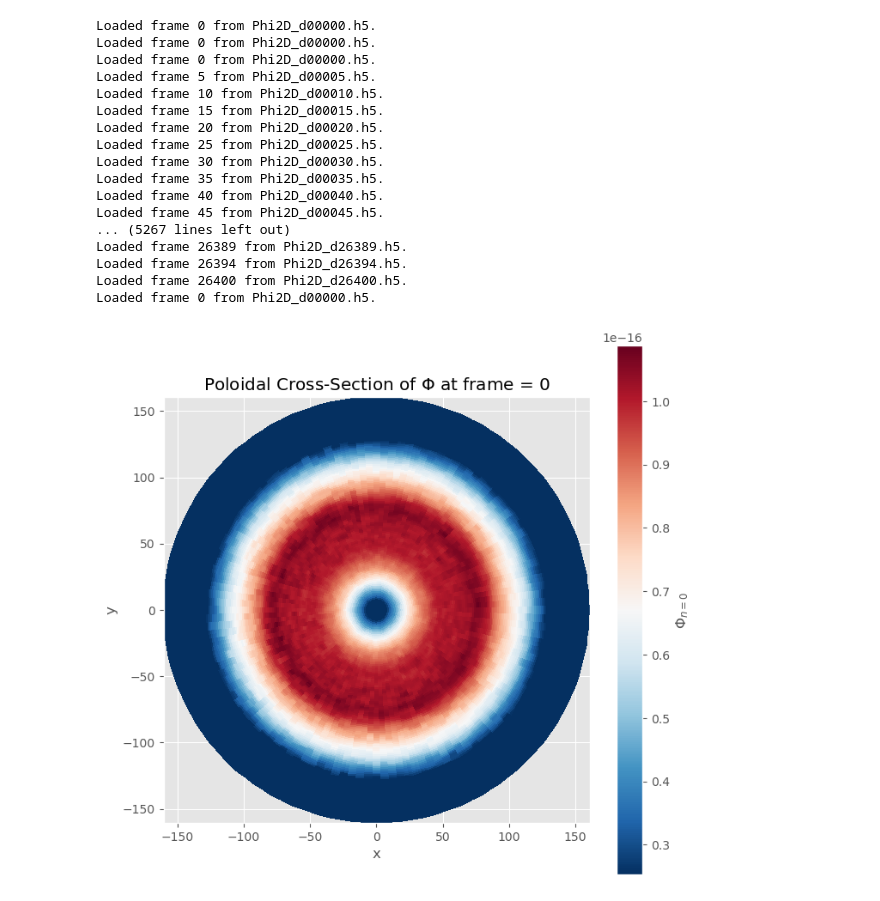
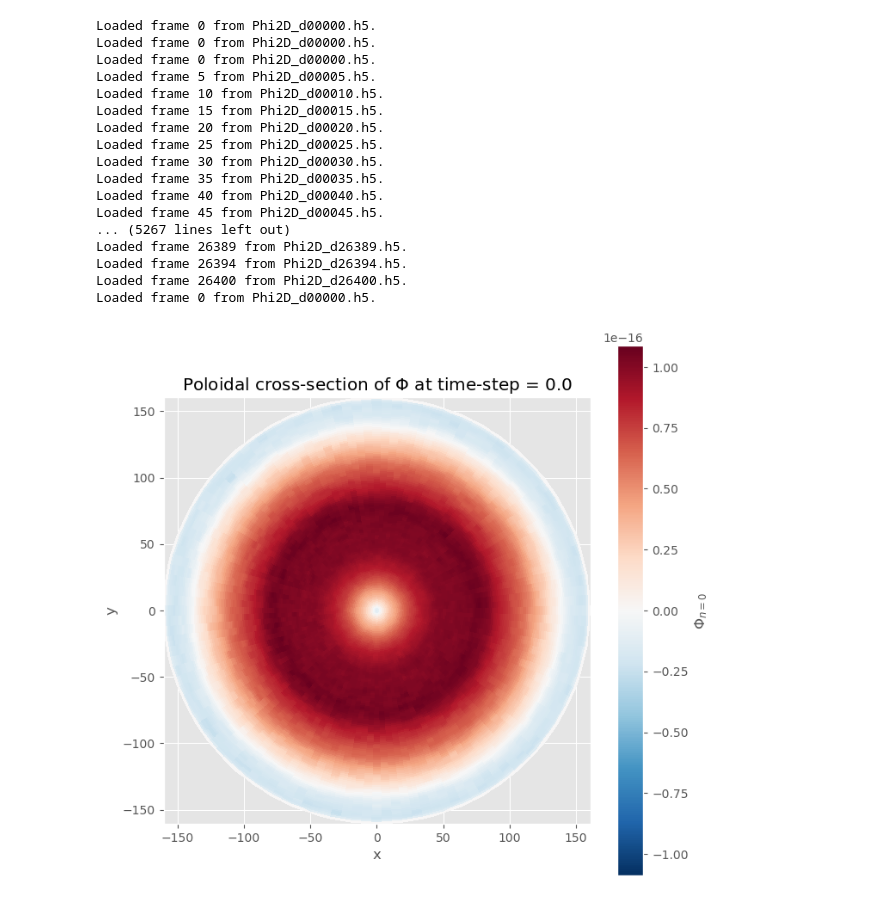
Before and after one commit to seferoni/GYSELA_utils, a Jupyter notebook: post-processing/scripts/exploratory_notebooks/phixy_mn0_animation.ipynb, the cells around one changed output. Drawn from its saved outputs; the diff is of its cells as text; code cells hidden in the pictures.

```diff
--- a/post-processing/scripts/exploratory_notebooks/phixy_mn0_animation.ipynb
+++ b/post-processing/scripts/exploratory_notebooks/phixy_mn0_animation.ipynb
@@ -16,13 +16,16 @@ simulation_path = "/zhisongqu_data/seth/GYSELA/raw/fresh_batch_8.0/DN_FLUXDRIVEN
 # Generate Cartesian mesh-grid from radial and poloidal coordinate arrays.
 sample_dataset = reader.fetch_data_from_h5(f"{simulation_path}/sp0/Phi2D/Phi2D_d00000.h5", dimensions = ["zeta", "r", "theta"]);
 x_coords, y_coords = utils.generate_xy_grid(sample_dataset);
+file_count = 26400;
+total_frames = 5280;
+stride = file_count / total_frames;
 
 def load_phi_frame(step):
 
 	filename = f"Phi2D_d{step:05d}.h5";
 	path = f"{simulation_path}/sp0/Phi2D/{filename}";
 	data = reader.fetch_data_from_h5(path, dimensions = ["zeta", "r", "theta"]);
-	print(f"Loaded frame {step} from {filename}.");
+	print(f"Loaded time-step {step} from {filename}.");
 	return data["Phirth_n0"].values;
 
 # Animation logic.
@@ -39,39 +42,46 @@ cbar = figures.colorbar(colourmesh, ax = axes, label = r"$\Phi_{n = 0}$");
 def update(frame):
 
 	current_frame = load_phi_frame(frame);
-	axes.set_title(f"Poloidal Cross-Section of $\Phi$ at frame = {frame}");
+	axes.set_title(f"Poloidal cross-section of $\Phi$ at time-step = {frame * stride}");
 	colourmesh.set_array(current_frame.ravel());
+
+	# THE FIX: Dynamically update color limits
+	current_max = np.nanmax(np.abs(current_frame));
+	# Prevent crashing if the array is totally flat or full of NaNs
+	if current_max > 0:
+		colourmesh.set_clim(vmin = -current_max, vmax = current_max);
+
 	return colourmesh;
 
 anim = FuncAnimation(
 	figures,
 	update,
 	frames = np.linspace(0, 26400, 5280, dtype = int),
 	interval = 50,
 	blit = False
 );
 
 anim.save(
 	"flux_driven_phi2D.mp4",
 	writer="ffmpeg",
 	dpi=150
 );
 # %% [output]
 Loaded frame 0 from Phi2D_d00000.h5.
 Loaded frame 0 from Phi2D_d00000.h5.
 Loaded frame 0 from Phi2D_d00000.h5.
 Loaded frame 5 from Phi2D_d00005.h5.
 Loaded frame 10 from Phi2D_d00010.h5.
 Loaded frame 15 from Phi2D_d00015.h5.
 Loaded frame 20 from Phi2D_d00020.h5.
 Loaded frame 25 from Phi2D_d00025.h5.
 Loaded frame 30 from Phi2D_d00030.h5.
 Loaded frame 35 from Phi2D_d00035.h5.
 Loaded frame 40 from Phi2D_d00040.h5.
 Loaded frame 45 from Phi2D_d00045.h5.
 ... (5267 lines left out)
 Loaded frame 26389 from Phi2D_d26389.h5.
 Loaded frame 26394 from Phi2D_d26394.h5.
 Loaded frame 26400 from Phi2D_d26400.h5.
 Loaded frame 0 from Phi2D_d00000.h5.
-[figure, old version]
+[figure, new version]
```
Also changed, not shown: 4 other files.
